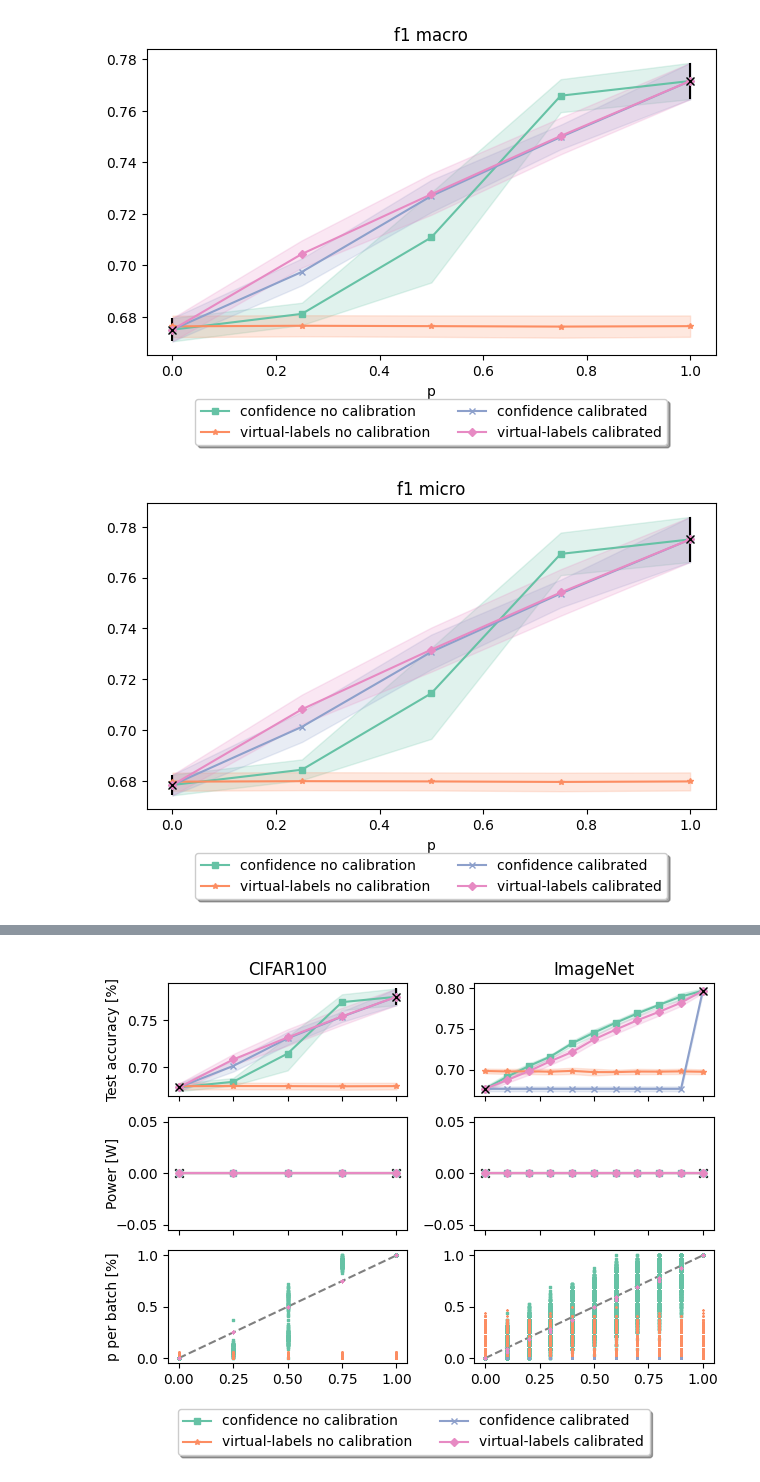
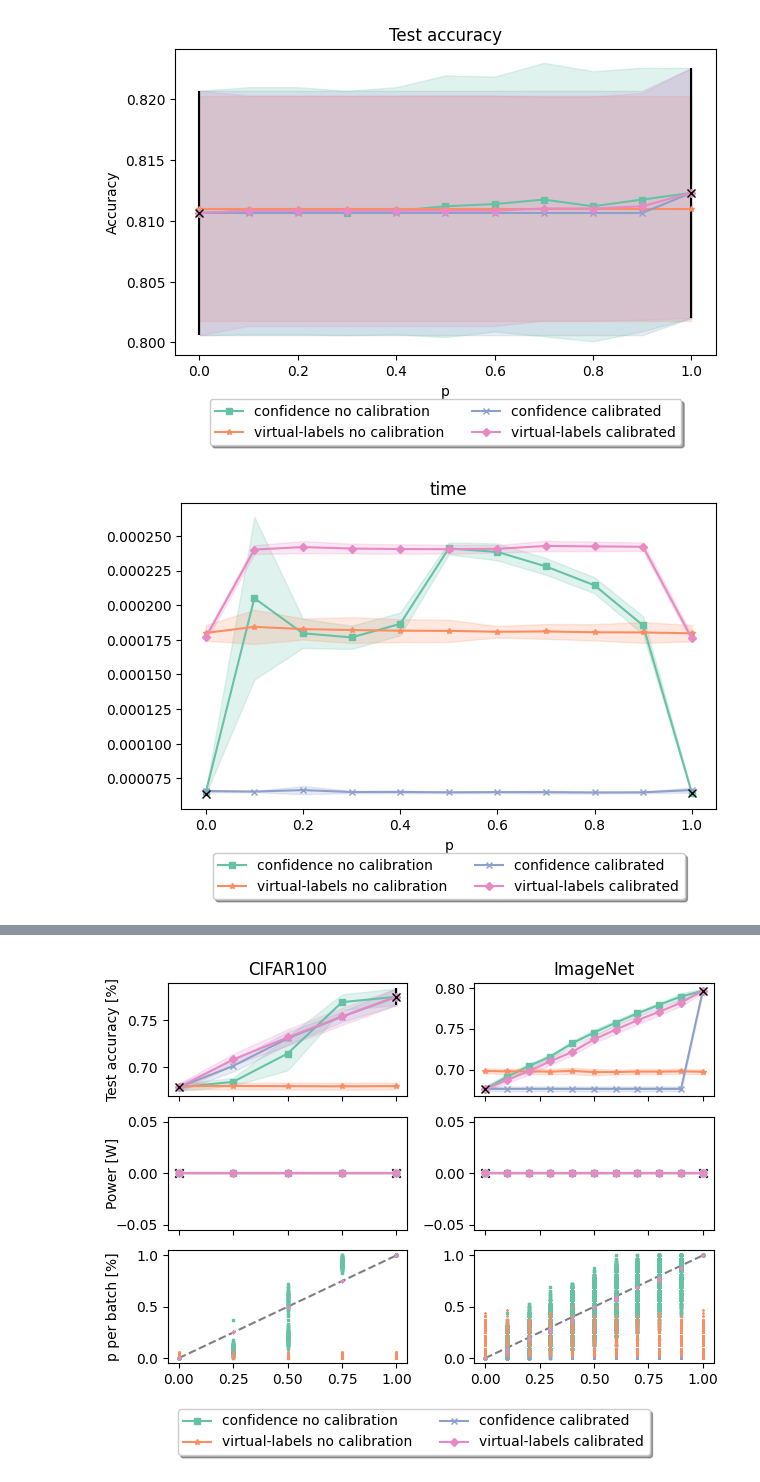
Before and after one commit to sbuschjaeger/REwOC, a Jupyter notebook: plot.ipynb, the cells around one changed output, grey strips where cells are left out. Saved outputs shown, nothing was run; the diff lists cells and outputs as text; code cells hidden in the pictures.

```diff
--- a/plot.ipynb
+++ b/plot.ipynb
@@ -106,34 +106,36 @@ def read_json(json_path):
     df["poweravg"] = df["poweravg"] / 1000
     return df, agg.keys()
 
 # df, agg_keys = read_json("elec.json")
+# df, agg_keys = read_json("cifar100.json")
+df, agg_keys = read_json("jm1.json")
 # df, agg_keys = read_json("imagenet.json")
-df, agg_keys = read_json("cifar100.json")
 
 # display(df)
 colors = ['#66c2a5','#fc8d62','#8da0cb','#e78ac3']
 markers = ["s", "*", "x", "D"]
 
 for m in df["rejector"].dropna().unique():
     dff = df[ (df["rejector"] == m) | (df["rejector"].isna()) ]
     # for key in agg_keys:
-    for key in ["f1 macro", "f1 micro", "accuracy", "time"]:
+    # "f1 macro", "f1 micro",
+    for key in ["accuracy", "time"]:
         plot_key(dff, key, markers, colors, plt.gca(), show_legend = True)
         if key == "accuracy":
             plt.title(f"Test accuracy")
             plt.ylabel(f"Accuracy")
         elif key == "poweravg":
             plt.title("Average power consumption per batch")
             plt.ylabel(f"Watt")
         else:
             plt.title(f"{key}")
         plt.xlabel("p")
         # Add a legend to the figure
         plt.legend(loc='upper center',  bbox_to_anchor=(0.5, -0.12), shadow=True, ncol=2)
 
         # Adjust the layout to make space for the legend
         plt.tight_layout(rect=[0, 0, 1, 0.95])
         plt.show()
 # %% [output]
-[figure, old version]
+[figure, new version]
-[figure, old version]
+[figure, new version]
```
Also changed, not shown: parts of 2 cells of this notebook, 6 other files.
